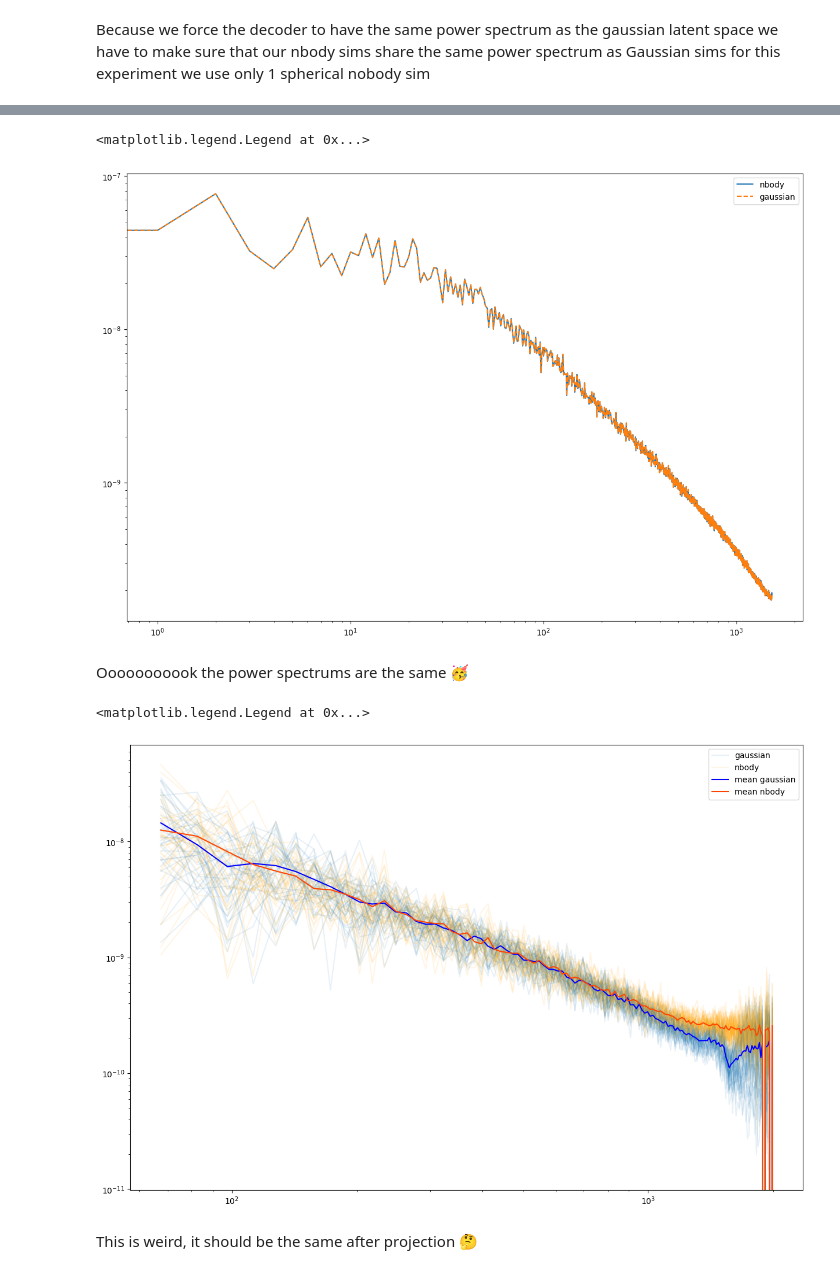
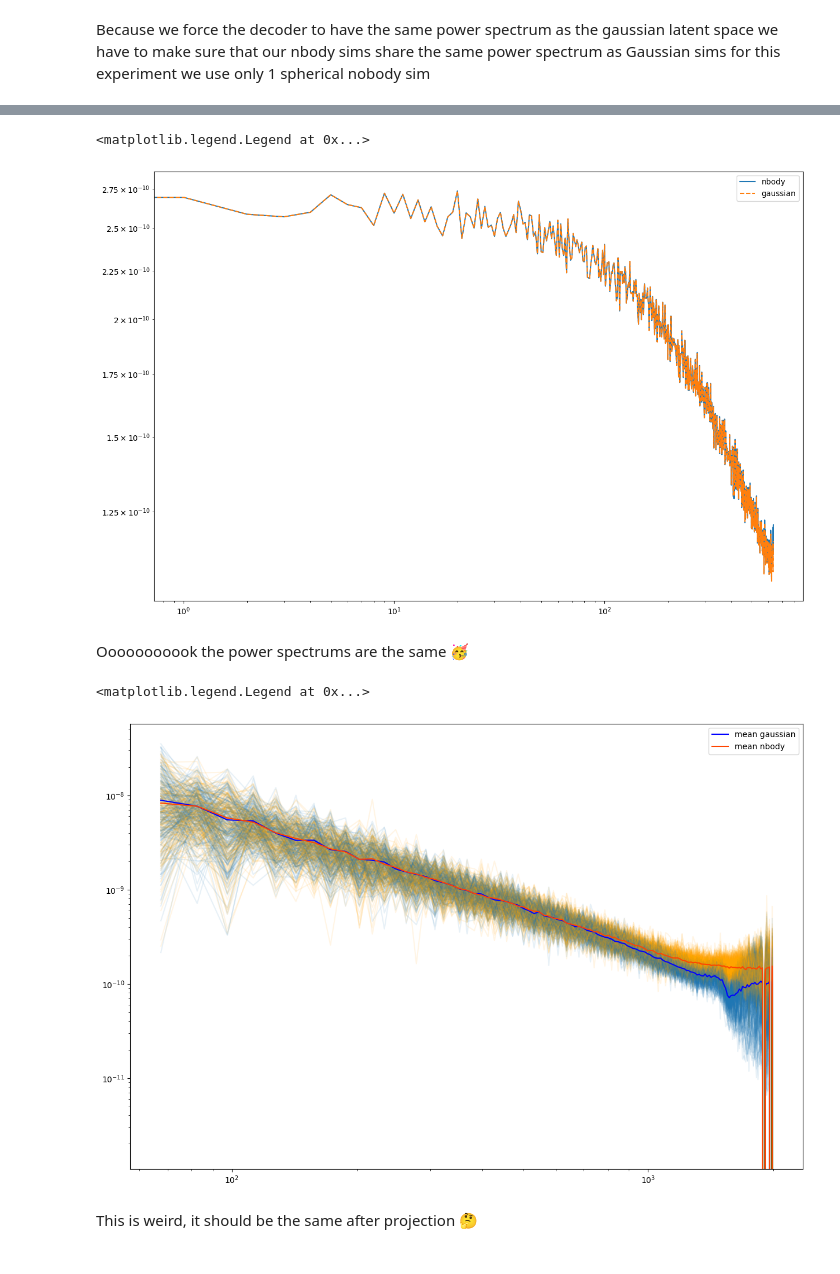
Before and after one commit to Justinezgh/Learn2Map, a Jupyter notebook: notebooks/check_ps_gaussians_vs_nbody.ipynb, the cells around one changed output, grey strips where cells are left out. Saved outputs shown, nothing was run; the diff lists cells and outputs as text; code cells hidden in the pictures.

```diff
--- a/notebooks/check_ps_gaussians_vs_nbody.ipynb
+++ b/notebooks/check_ps_gaussians_vs_nbody.ipynb
@@ -5,5 +5,15 @@ import numpy as np
 import healpy as hp
 from functools import partial
 import jax
+# %%
+fiducial = True #wether we use fiducial datat or grid dataset
+# %%
+filename = "/gpfsdswork/dataset/CosmoGridV1/CosmoGridV1_metainfo.h5"
+f = h5py.File(filename, "r")
+
+if fiducial:
+    dataset_grid = f["parameters"]["fiducial"]
+else:
+    dataset_grid = f['parameters']['grid']
 # %% [markdown]
  Because we force the decoder to have the same power spectrum as the gaussian latent space we have to make sure that our nbody sims share the same power spectrum as Gaussian sims for this experiment we use only 1 spherical nobody sim
@@ -24,5 +34,5 @@ master_key = jax.random.PRNGKey(0)
 # %%
-sim_nb = 2 # simulation number from 0 to 6
+sim_nb = 4 # simulation number from 0 to 6
 
 
 cosmo_parameters = jnp.array([
@@ -34,11 +44,13 @@ cosmo_parameters = jnp.array([
             dataset_grid['Ob']
         ]).T
 
-nb_of_projected_map = 40
+nb_of_projected_map = 200
 master_key = jax.random.PRNGKey(6)
 key, master_key = jax.random.split(master_key)
-params = cosmo_parameters[0]
-path_string = '/gpfsdswork/dataset/' + dataset_grid['path_par'][0].decode('utf-8').replace('CosmoGrid', 'CosmoGridV1').replace('raw', 'stage3_forecast')
+if fiducial:
+    path_string = "/gpfsdswork/dataset/CosmoGridV1/stage3_forecast/fiducial/cosmo_fiducial/"
+else:
+    path_string = '/gpfsdswork/dataset/' + dataset_grid['path_par'][0].decode('utf-8').replace('CosmoGrid', 'CosmoGridV1').replace('raw', 'stage3_forecast')
 filename = path_string + 'perm_000' + str(sim_nb)
 filename_baryon = filename + '/projected_probes_maps_baryonified512.h5'
 filename_withouth_baryon = filename + '/projected_probes_maps_nobaryons512.h5'
@@ -80,16 +92,16 @@ hp.mollview(nbody_map_without_baryon - nbody_map_without_baryon.mean())
 # %%
 import matplotlib.pyplot as plt
 plt.figure(figsize=(15,10))
-i = 10
+i = 900
 power_spectrum_gaussian_map = hp.sphtfunc.anafast(gaussian_map, lmax = lmax)
 power_spectrum_nbody_map = hp.sphtfunc.anafast(nbody_map_without_baryon, lmax = lmax)
 
 plt.loglog(power_spectrum_nbody_map[i:], label = 'nbody')
 plt.loglog(power_spectrum_gaussian_map[i:], '--',label = 'gaussian')
 plt.legend()
 # %% [output]
 <matplotlib.legend.Legend at 0x...>
-[figure, old version]
+[figure, new version]
 # %% [markdown]
 Ooooooooook the power spectrums are the same 🥳
 # %%
@@ -100,16 +112,10 @@ import numpy as np
 plt.figure(figsize=(15,10))
 
 l_edges_kmap = np.arange(60.0, 2000.0, 15.0)
-map_size = 10
-
-ell, ps = ConvergenceMap(projection_gaussian_store[0], angle=map_size * u.deg).powerSpectrum(l_edges_kmap)
-ell2, ps2 = ConvergenceMap(projection_nbody_store[0], angle=map_size * u.deg).powerSpectrum(l_edges_kmap)
-plt.loglog(ell,ps, alpha = 0.1, color='C0', label ='gaussian')
-plt.loglog(ell2, ps2, alpha = 0.1, color='orange',label ='nbody')
 
 store_ps_gaussian = []
 store_ps_nbody = []
-for i in range(1, nb_of_projected_map):
+for i in range(0, nb_of_projected_map):
     ell, ps = ConvergenceMap(projection_gaussian_store[i], angle=map_size * u.deg).powerSpectrum(l_edges_kmap)
     ell2, ps2 = ConvergenceMap(projection_nbody_store[i], angle=map_size * u.deg).powerSpectrum(l_edges_kmap)
     store_ps_gaussian.append(ps)
@@ -122,7 +128,7 @@ plt.loglog(ell, jnp.mean(jnp.array(store_ps_nbody), axis = 0),  color='orangered
 plt.legend()
 # %% [output]
 <matplotlib.legend.Legend at 0x...>
-[figure, old version]
+[figure, new version]
 # %% [markdown]
 This is weird, it should be the same after projection 🤔
 # %%
```
Also changed, not shown: parts of 7 cells of this notebook.
